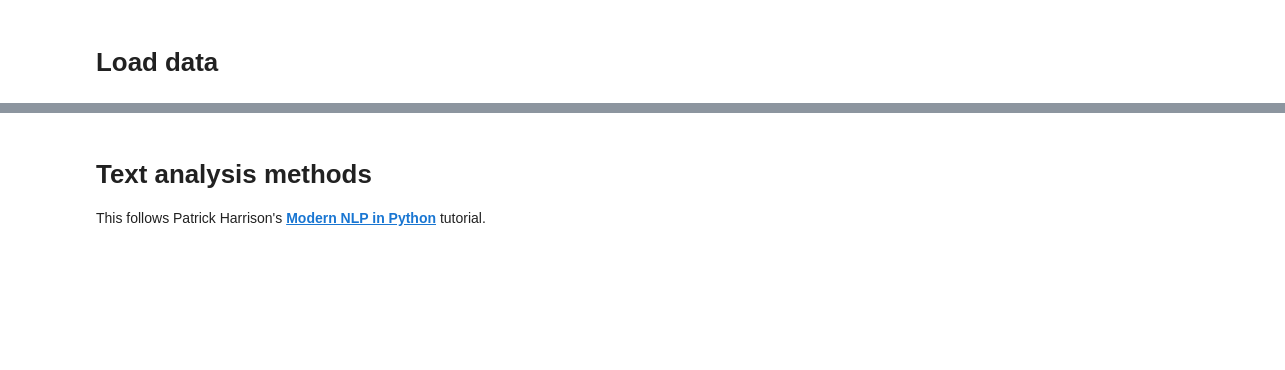
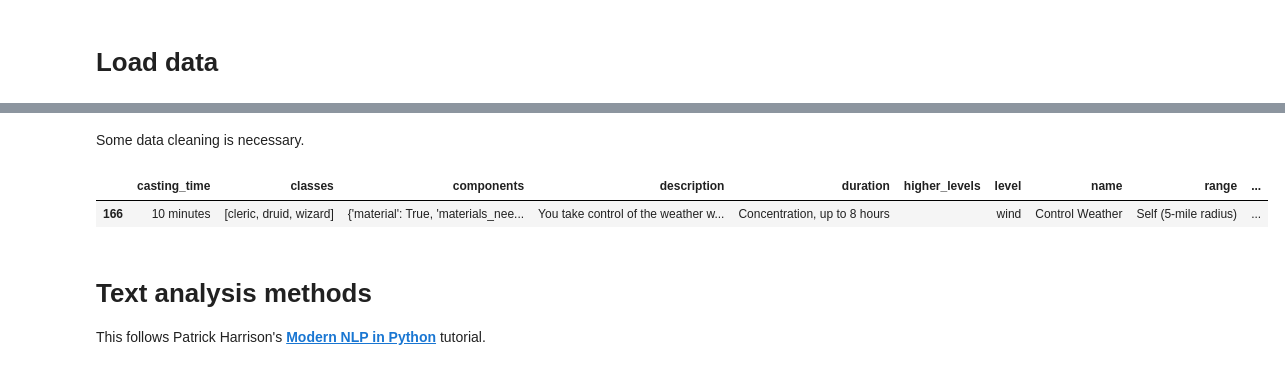
Before and after one commit to wisygig/cr, a Jupyter notebook: Text data.ipynb, the cells around one changed output, grey strips where cells are left out. Drawn from its saved outputs; the diff is of its cells as text; code cells hidden in the pictures; blank space fills up the shorter version.

```diff
--- a/Text data.ipynb
+++ b/Text data.ipynb
@@ -20,5 +20,12 @@ spells_df.head()
 | 2 | 1 action | [bard, druid, ranger] | {'material': True, 'materials_nee... | This spell lets you convince a be... | 24 hours | When you cast this spell using a ... | 1 | Animal Friendship | 30 feet | ... |
 | 3 | 1 action | [bard, cleric] | {'material': True, 'materials_nee... | Up to three creatures of your cho... | Concentration, up to 1 minute | When you cast this spell using a ... | 1 | Bane | 30 feet | ... |
 | 4 | 1 action | [bard, sorcerer, warlock, wizard] | {'material': False, 'raw': 'V, S'... | You extend your hand and trace a ... | 1 Round | NaN | cantrip | Blade Ward | Self | ... |
+# %% [markdown]
+Some data cleaning is necessary.
 # %%
 spells_df = spells_df.fillna('')
+# %%
+spells_df[spells_df.level=='wind']
+# %% [output]
+|  | casting_time | classes | components | description | duration | higher_levels | level | name | range | ... |
+| 166 | 10 minutes | [cleric, druid, wizard] | {'material': True, 'materials_nee... | You take control of the weather w... | Concentration, up to 8 hours |  | wind | Control Weather | Self (5-mile radius) | ... |
```
Also changed, not shown: parts of 19 cells of this notebook.
